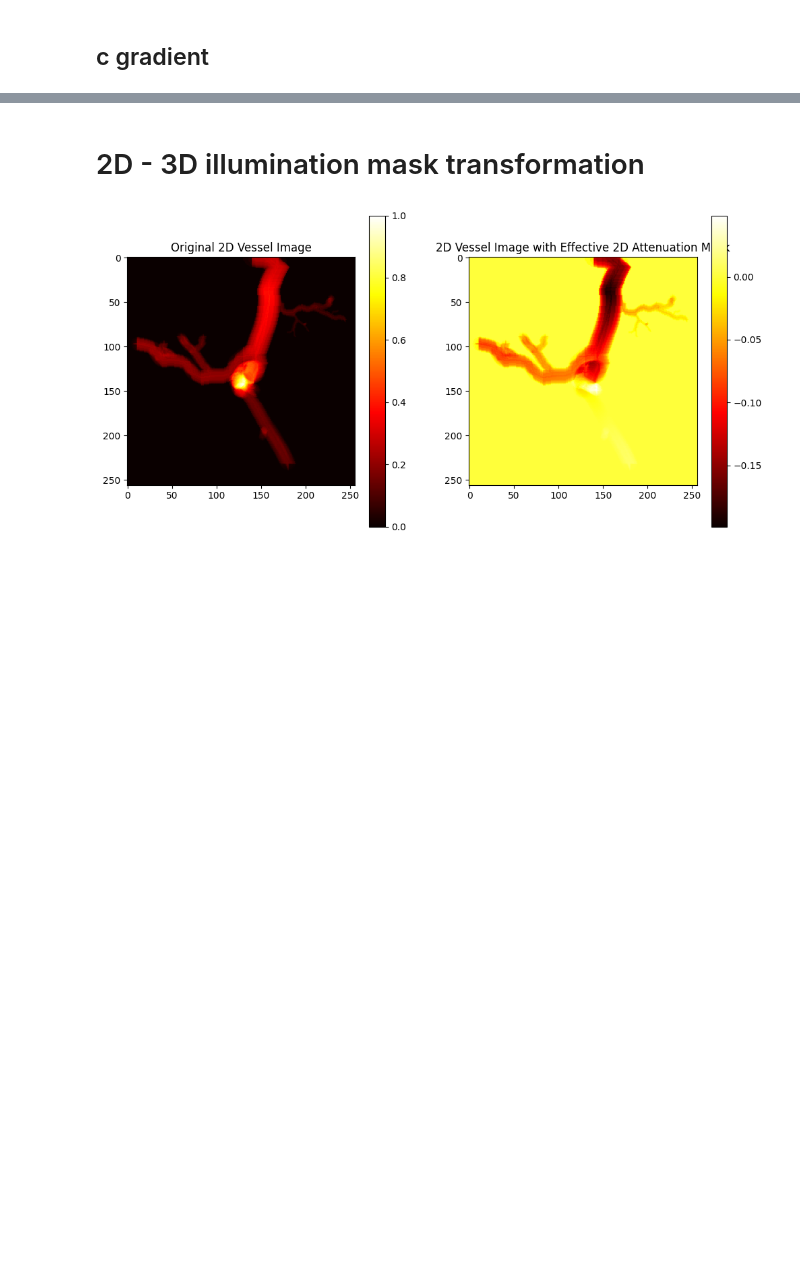
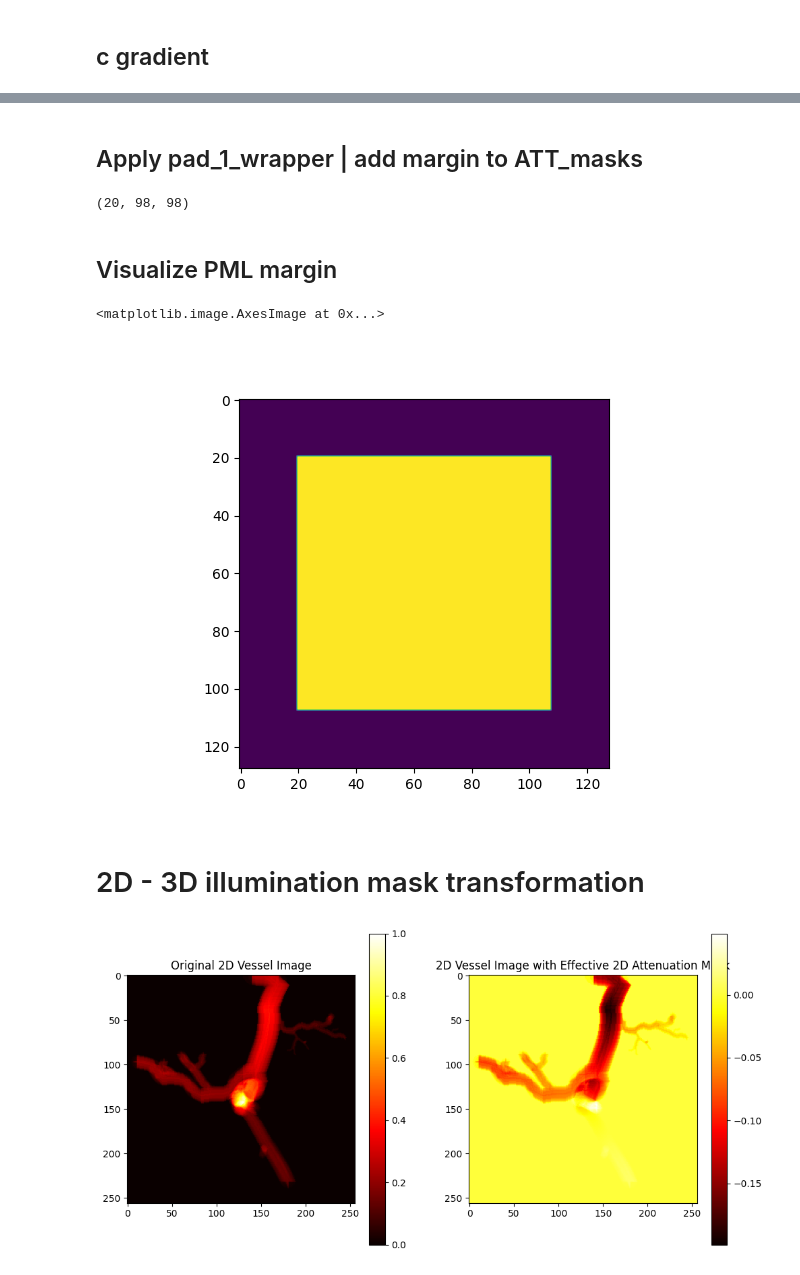
Before and after one commit to grindstm/pat, a Jupyter notebook: vis.ipynb, the cells around one changed output, grey strips where cells are left out. Cells and saved outputs as stored; diff of their text form; code cells hidden in the pictures; blank space fills up the shorter version.

```diff
--- a/vis.ipynb
+++ b/vis.ipynb
@@ -133,3 +244,26 @@ gradient.shape
+# %% [markdown]
+## Apply pad_1_wrapper | add margin to ATT_masks
+# %%
+ATT_masks = np.load(u.file(u.ATT_masks_path, 0))
+ATT_masks = vmap(gd.pad_1_wrapper, in_axes=(0,None))(ATT_masks, 5)
+ATT_masks.shape
+# %% [output]
+(20, 98, 98)
+# %% [markdown]
+## Visualize PML margin
+# %%
+%matplotlib ipympl
+# att = np.load(u.file(u.attenuation_masks_path, 0))
+plt.figure()
+att = np.ones(np.array(u.N[:2])-np.array(u.TISSUE_MARGIN[:2])*2)
+att.shape
+att = np.pad(att, u.TISSUE_MARGIN[:2], mode='constant', constant_values=0)
+plt.imshow(att)
+# plt.imshow(gd.add_margin_to_mu(att[6]))
+# plt.colorbar()
+# %% [output]
+<matplotlib.image.AxesImage at 0x...>
+[figure, added]
 # %% [markdown]
 # 2D - 3D illumination mask transformation
 # %%
```
Also changed, not shown: parts of 22 cells of this notebook, 21 other files.
